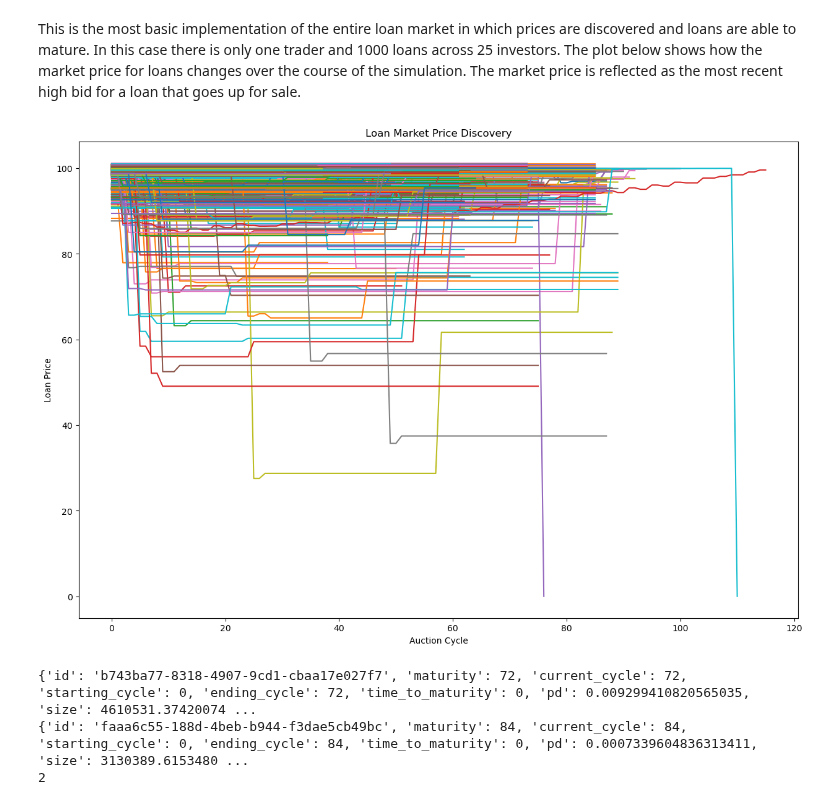
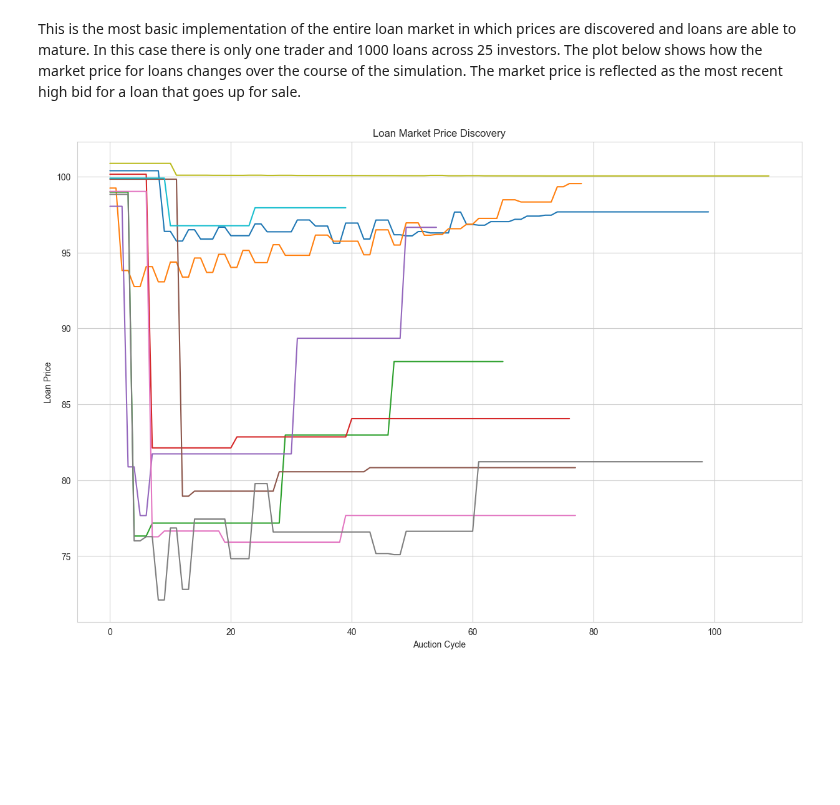
Before and after one commit to mithilpujar/capstone, a Jupyter notebook: Loan Trader Demonstration.ipynb, the cells around one changed output. Saved outputs shown, nothing was run; the diff lists cells and outputs as text; code cells hidden in the pictures; blank space fills up the shorter version.

```diff
--- a/Loan Trader Demonstration.ipynb
+++ b/Loan Trader Demonstration.ipynb
@@ -20,8 +20,8 @@ num_investors = 10
 
 # setting up a universe of loans and investors and randomly allocating them
 loans_list = [Loan.LoanObj() for _ in range(num_loans)]
-investors_list = [LoanInvestor.LoanInvestor() for _ in range(num_investors)]
-trader = LoanTrader.LoanTrader()
+investors_list = [LoanInvestor.LoanInvestorObj() for _ in range(num_investors)]
+trader = LoanTrader.LoanTraderObj()
 
 # randomly allocating loans to investors
 for investor in investors_list:
@@ -84,12 +81,12 @@ The trader will have the ability to collect the loans for sale from investors an
 # %%
 num_loans = 1
 num_investors = 500
-trader = LoanTrader.LoanTrader(max_investors=500)
+trader = LoanTrader.LoanTraderObj(max_investors=500)
 
 
 # setting up a universe of loans and investors and randomly allocating them
 loans_list = [Loan.LoanObj() for _ in range(num_loans)]
-investors_list = [LoanInvestor.LoanInvestor() for _ in range(num_investors)]
+investors_list = [LoanInvestor.LoanInvestorObj() for _ in range(num_investors)]
 
 # randomly allocating loans to investors
 for investor in investors_list:
@@ -120,12 +117,12 @@ Below we see how price discovery becomes more complex for an individual loan whe
 # %%
 num_loans = 100
 num_investors = 25
-trader = LoanTrader.LoanTrader(max_investors=500)
+trader = LoanTrader.LoanTraderObj(max_investors=500)
 
 
 # setting up a universe of loans and investors and randomly allocating them
 loans_list = [Loan.LoanObj() for _ in range(num_loans)]
-investors_list = [LoanInvestor.LoanInvestor() for _ in range(num_investors)]
+investors_list = [LoanInvestor.LoanInvestorObj() for _ in range(num_investors)]
 
 # randomly allocating loans to investors
 for investor in investors_list:
@@ -159,56 +156,42 @@ This is the most basic implementation of the entire loan market in which prices
 # %%
 import Agents.Loan
 
-num_loans = 1000
+num_loans = 10
 num_investors = 25
-trader = LoanTrader.LoanTrader(max_investors=500)
+trader = LoanTrader.LoanTraderObj(max_investors=500)
 
 # setting up a universe of loans and investors and randomly allocating them
 loans_list = [Loan.LoanObj() for _ in range(num_loans)]
-investors_list = [LoanInvestor.LoanInvestor() for _ in range(num_investors)]
+investors_list = [LoanInvestor.LoanInvestorObj() for _ in range(num_investors)]
 
 # randomly allocating loans to investors
 for investor in investors_list:
     available_loans = [loan for loan in loans_list if loan.current_owner == "no owner"]
     investor.initialize_portfolio(available_loans)
 
 # setting up all the investors to have our trader as their trader
 trader.add_investors(investors_list)
 for _ in range(200):
     for investor in investors_list:
         investor.update(cycle=_)
     for loan in loans_list:
         loan.update(current_cycle=_)
 
     trader.update(cycle=_, num_investors=25)
 
 # Plotting
 plt.figure(figsize=(15, 10))
 
 # plotting each loans market price history
 for loan in loans_list:
     plt.plot(loan.market_price_history)
 
 plt.title("Loan Market Price Discovery")
 plt.xlabel("Auction Cycle")
 plt.ylabel("Loan Price")
 plt.show()
 # %% [output]
-[figure, old version]
+[figure, new version]
-# %%
-# Getting info for the longest lasting loans that haven't matured
-maturity = []
-iterator = 0
-for Loan in loans_list:
-    if Loan.market_price_history[-1] < 10:
-        iterator += 1
-        print(Loan.as_dict())
-
-print(iterator)
-# %% [output]
-{'id': 'b743ba77-8318-4907-9cd1-cbaa17e027f7', 'maturity': 72, 'current_cycle': 72, 'starting_cycle': 0, 'ending_cycle': 72, 'time_to_maturity': 0, 'pd': 0.009299410820565035, 'size': 4610531.37420074 ...
-{'id': 'faaa6c55-188d-4beb-b944-f3dae5cb49bc', 'maturity': 84, 'current_cycle': 84, 'starting_cycle': 0, 'ending_cycle': 84, 'time_to_maturity': 0, 'pd': 0.0007339604836313411, 'size': 3130389.6153480 ...
-2
 # %%
 # Generating a plot similar to the above but for sale price history
 
```
Also changed, not shown: parts of 6 cells of this notebook, 5 other files.
